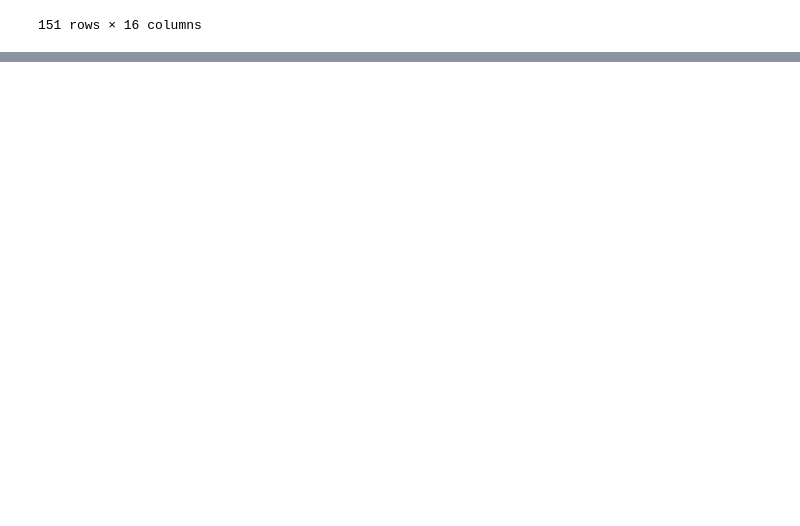
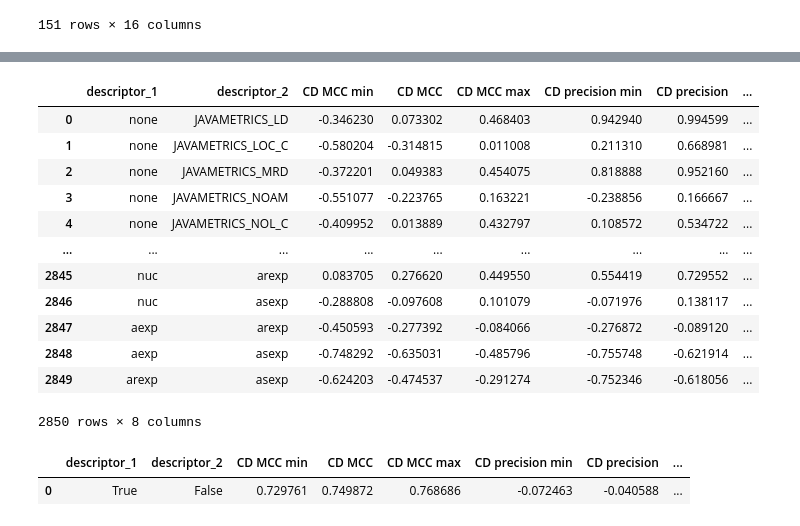
Before and after one commit to tlewowski/defect-prediction, a Jupyter notebook: manual_analysis/single_metric/defect-performance-single-metric.ipynb, the cells around one changed output, grey strips where cells are left out. Drawn from its saved outputs; the diff is of its cells as text; code cells hidden in the pictures; blank space fills up the shorter version.

Commit message:
Calculation of Cliff's Delta for all relevant pairs

```diff
--- a/manual_analysis/single_metric/defect-performance-single-metric.ipynb
+++ b/manual_analysis/single_metric/defect-performance-single-metric.ipynb
@@ -204,3 +203,34 @@ grouped_data
 | nuc | False | 36.0 | 0.443462 | 0.128838 | 0.213740 | 0.293522 | 0.523969 | 0.536400 | 0.544729 | 36.0 | ... |
 |  | True | 36.0 | 0.488909 | 0.009619 | 0.469633 | 0.482461 | 0.489587 | 0.496012 | 0.507118 | 36.0 | ... |
 151 rows × 16 columns
+# %%
+from effect_size_analysis.cliff_delta import cliff_delta
+
+def calculate_cliff_deltas(all_results, column):
+    descriptors = all_results[column].unique()
+    cds = {}
+    descriptors_1 = []
+    descriptors_2 = []
+    cd_mcc = []
+    cd_mcc_min = []
+    cd_mcc_max = []
+    cd_prec = []
+    cd_prec_min = []
+    cd_prec_max = []
+
+    descriptors_count = len(descriptors)
+    for i in range(descriptors_count):
+        item_1 = results[results[column] == descriptors[i]]
+        for j in range(i + 1, descriptors_count):
+            item_2 = results[results[column] == descriptors[j]]
+            descriptors_1.append(descriptors[i])
+            descriptors_2.append(descriptors[j])
+            cd_mcc_curr = cliff_delta(item_1["real_mcc"], item_2["real_mcc"], alpha=0.05, accurate_ci=True)
+            cd_mcc.append(cd_mcc_curr[0])
+            cd_mcc_min.append(cd_mcc_curr[1][0])
+            cd_mcc_max.append(cd_mcc_curr[1][1])
+            cd_prec_curr = cliff_delta(item_1["real_precision"], item_2["real_precision"], alpha=0.05, accurate_ci=True)
+            cd_prec.append(cd_prec_curr[0])
+            cd_prec_min.append(cd_prec_curr[1][0])
+            cd_prec_max.append(cd_prec_curr[1][1])
+    return pd.DataFrame({"descriptor_1": descriptors_1, "descriptor_2": descriptors_2, "CD MCC min": cd_mcc_min, "CD MCC": cd_mcc, "CD MCC max": cd_mcc_max, "CD precision min": cd_prec_min, "CD precision": cd_prec, "CD precision max": cd_prec_max})
@@ -206,0 +244,21 @@ grouped_data
+# %%
+calculate_cliff_deltas(results, "metric_set")
+# %% [output]
+|  | descriptor_1 | descriptor_2 | CD MCC min | CD MCC | CD MCC max | CD precision min | CD precision | ... |
+| 0 | none | JAVAMETRICS_LD | -0.346230 | 0.073302 | 0.468403 | 0.942940 | 0.994599 | ... |
+| 1 | none | JAVAMETRICS_LOC_C | -0.580204 | -0.314815 | 0.011008 | 0.211310 | 0.668981 | ... |
+| 2 | none | JAVAMETRICS_MRD | -0.372201 | 0.049383 | 0.454075 | 0.818888 | 0.952160 | ... |
+| 3 | none | JAVAMETRICS_NOAM | -0.551077 | -0.223765 | 0.163221 | -0.238856 | 0.166667 | ... |
+| 4 | none | JAVAMETRICS_NOL_C | -0.409952 | 0.013889 | 0.432797 | 0.108572 | 0.534722 | ... |
+| ... | ... | ... | ... | ... | ... | ... | ... | ... |
+| 2845 | nuc | arexp | 0.083705 | 0.276620 | 0.449550 | 0.554419 | 0.729552 | ... |
+| 2846 | nuc | asexp | -0.288808 | -0.097608 | 0.101079 | -0.071976 | 0.138117 | ... |
+| 2847 | aexp | arexp | -0.450593 | -0.277392 | -0.084066 | -0.276872 | -0.089120 | ... |
+| 2848 | aexp | asexp | -0.748292 | -0.635031 | -0.485796 | -0.755748 | -0.621914 | ... |
+| 2849 | arexp | asexp | -0.624203 | -0.474537 | -0.291274 | -0.752346 | -0.618056 | ... |
+2850 rows × 8 columns
+# %%
+calculate_cliff_deltas(results, "smell_models")
+# %% [output]
+|  | descriptor_1 | descriptor_2 | CD MCC min | CD MCC | CD MCC max | CD precision min | CD precision | ... |
+| 0 | True | False | 0.729761 | 0.749872 | 0.768686 | -0.072463 | -0.040588 | ... |
```
Also changed, not shown: parts of 4 cells of this notebook, 3 other files.
